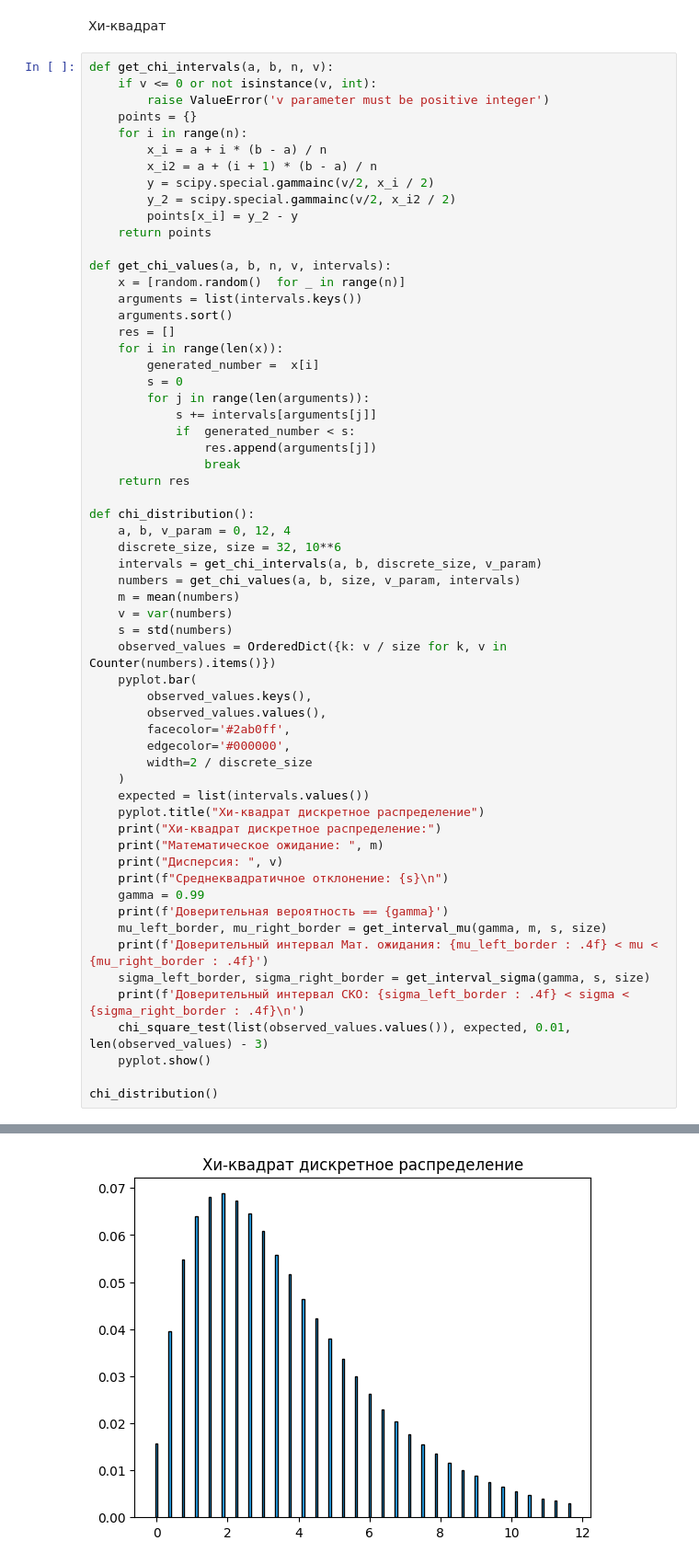
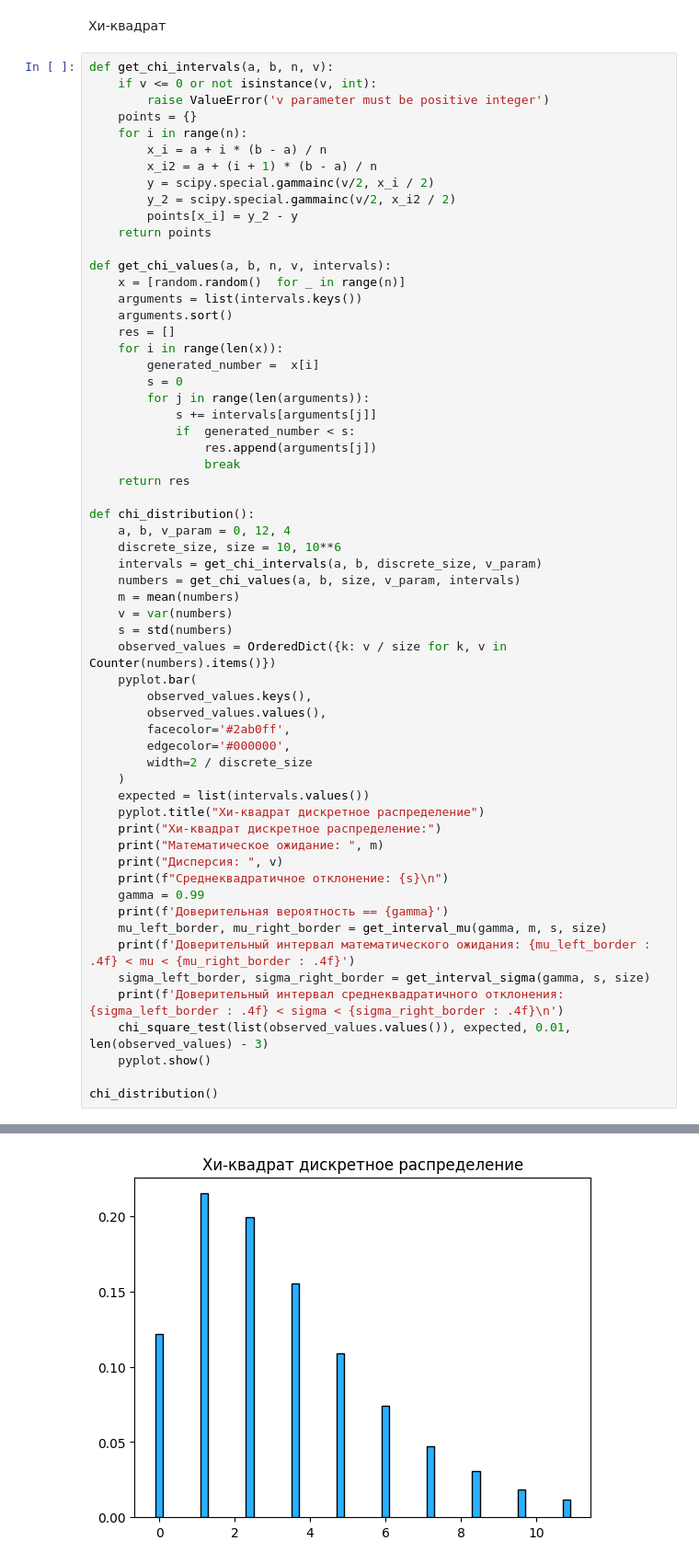
Before and after one commit to OMWi/mmod-7sem, a Jupyter notebook: lab2/lab2.ipynb, the cells around one changed output, grey strips where cells are left out. Shown: that part at 92% size. Cells and saved outputs as stored; diff of their text form.

```diff
--- a/lab2/lab2.ipynb
+++ b/lab2/lab2.ipynb
@@ -141,7 +131,7 @@ def get_chi_values(a, b, n, v, intervals):
 
 def chi_distribution():
     a, b, v_param = 0, 12, 4
-    discrete_size, size = 32, 10**6
+    discrete_size, size = 10, 10**6
     intervals = get_chi_intervals(a, b, discrete_size, v_param)
     numbers = get_chi_values(a, b, size, v_param, intervals)
     m = mean(numbers)
@@ -164,9 +154,9 @@ def chi_distribution():
     gamma = 0.99
     print(f'Доверительная вероятность == {gamma}')
     mu_left_border, mu_right_border = get_interval_mu(gamma, m, s, size)
-    print(f'Доверительный интервал Мат. ожидания: {mu_left_border : .4f} < mu < {mu_right_border : .4f}')
+    print(f'Доверительный интервал математического ожидания: {mu_left_border : .4f} < mu < {mu_right_border : .4f}')
     sigma_left_border, sigma_right_border = get_interval_sigma(gamma, s, size)
-    print(f'Доверительный интервал СКО: {sigma_left_border : .4f} < sigma < {sigma_right_border : .4f}\n')
+    print(f'Доверительный интервал среднеквадратичного отклонения: {sigma_left_border : .4f} < sigma < {sigma_right_border : .4f}\n')
     chi_square_test(list(observed_values.values()), expected, 0.01, len(observed_values) - 3)
     pyplot.show()
 
@@ -188 +178 @@ critical value = 49.58788447289881
-[figure, old version]
+[figure, new version]
```
Also changed, not shown: parts of 4 cells of this notebook.
